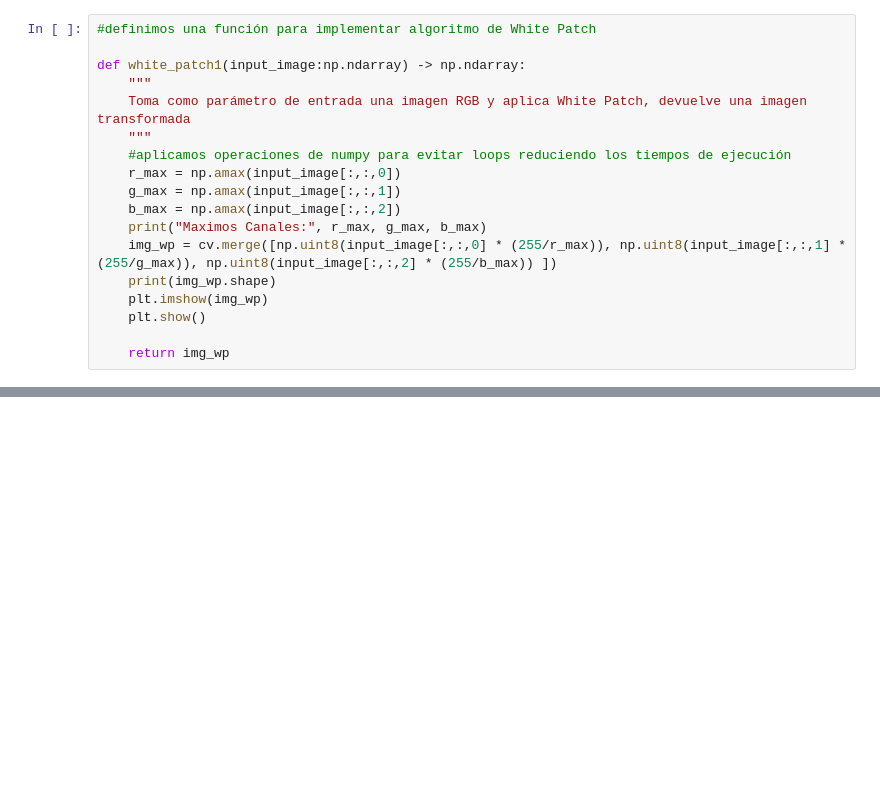
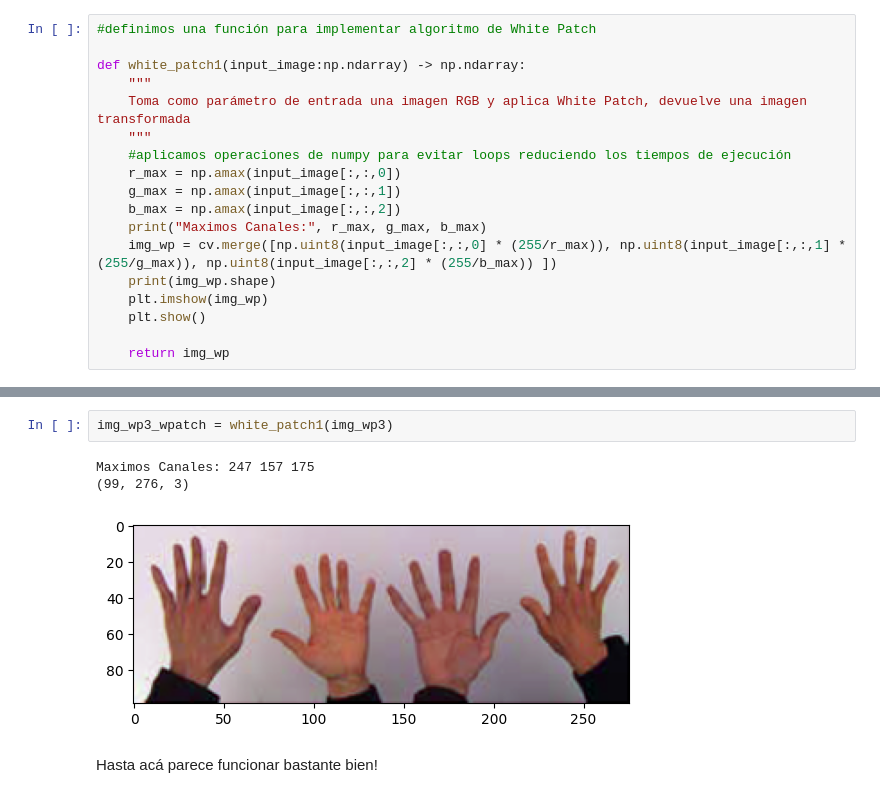
Before and after one commit to Andres-LM/entregas_vp1, a Jupyter notebook: TP1/tp1_parte1_andres_merli.ipynb, the cells around one changed output, grey strips where cells are left out. Saved outputs shown, nothing was run; the diff lists cells and outputs as text; blank space fills up the shorter version.

```diff
--- a/TP1/tp1_vp1_andres_merli.ipynb
+++ b/TP1/tp1_parte1_andres_merli.ipynb
@@ -132,0 +145,8 @@ def white_patch1(input_image:np.ndarray) -> np.ndarray:
+# %%
+img_wp3_wpatch = white_patch1(img_wp3)
+# %% [output]
+Maximos Canales: 247 157 175
+(99, 276, 3)
+[figure, added]
+# %% [markdown]
+Hasta acá parece funcionar bastante bien!
```
Also changed, not shown: parts of 17 cells of this notebook.
